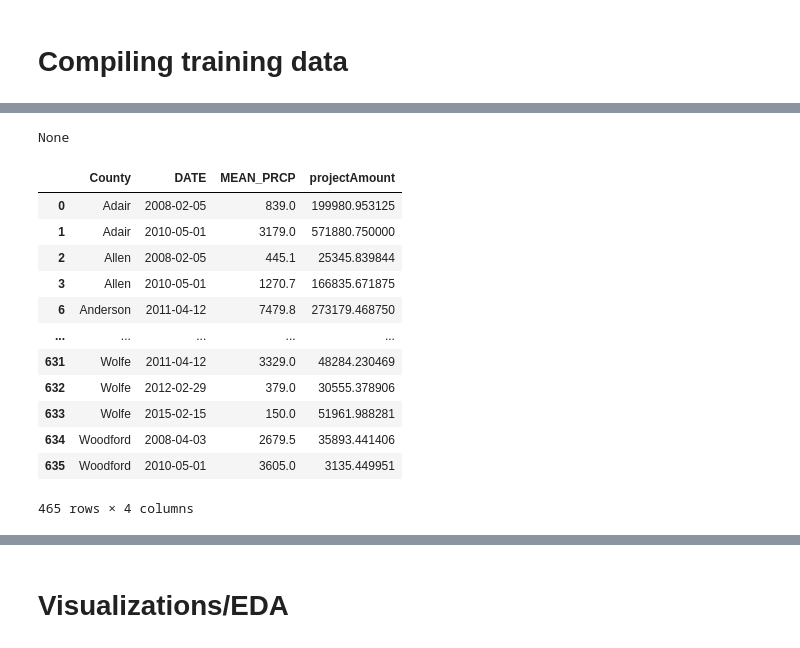
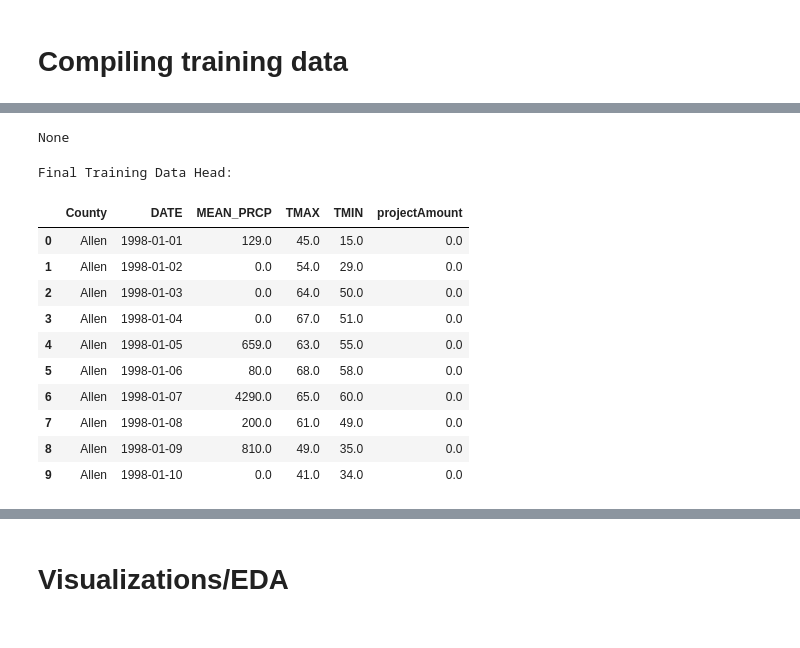
Before and after one commit to shawnericksen/Kentucky-Disaster-Road-Damages, a Jupyter notebook: main.ipynb, the cells around one changed output, grey strips where cells are left out. Drawn from its saved outputs; the diff is of its cells as text; code cells hidden in the pictures.

Commit message:
Implement code changes to enhance functionality and improve performance

```diff
--- a/main.ipynb
+++ b/main.ipynb
@@ -12,10 +13,9 @@ import matplotlib.pyplot as plt
 # %% [markdown]
 # Load Precipitation Data
 # %%
+# Define file path, columns to use, and data types for precipitation data
 filepath = 'data/ky_prec_with_gps.csv'
-
 cols = ['STATION', 'DATE', 'PRCP', 'LATITUDE', 'LONGITUDE']
-
 dtypes = {
     'STATION': 'category',
     'DATE': 'string',
@@ -24,11 +24,19 @@ dtypes = {
     'LONGITUDE': 'float32',
 }
 
+# Read the CSV file into a pandas DataFrame
 weather_df = pd.read_csv(filepath, dtype=dtypes, usecols=cols)
 
-weather_df['DATE'] = pd.to_datetime(pd.Series(weather_df['DATE']), format='%Y-%m-%d', errors='coerce').dt.date
+# Convert 'DATE' column to datetime objects (date part only)
+weather_df['DATE'] = pd.to_datetime(weather_df['DATE'], format='%Y-%m-%d', errors='coerce').dt.date
+
+# Fill missing precipitation values with 0
 weather_df['PRCP'] = weather_df['PRCP'].fillna(0)
-weather_df['PRCP'] = weather_df.PRCP.apply(lambda x: x * 100).apply(np.int32)
 
+# Scale PRCP (original scaling by 100, converting to int32)
+weather_df['PRCP'] = weather_df['PRCP'].apply(lambda x: x * 100).apply(np.int32)
+
+# Display DataFrame info to check structure and types
+print("Precipitation Data Info:")
 display(weather_df.info())
 # %% [output]
@@ -539,25 +618,30 @@ None
 # %% [markdown]
 # Compiling training data
 # %%
-disaster_with_precip['projectAmount'] = disaster_with_precip['projectAmount'].fillna(0.0)
+# This cell replaces the original cell with ID ab2b2554
+# It aggregates project amounts by day/county and performs final filtering.
 
-# Uncomment only for testing purposes
-# disaster_with_precip = disaster_with_precip[disaster_with_precip['projectAmount'] > 0.0]
-# disaster_with_precip = disaster_with_precip[disaster_with_precip['MEAN_PRCP'] == 0.0]
+# Fill NaN project amounts (days/counties with weather but no disaster project) with 0.0
+disaster_with_weather['projectAmount'] = disaster_with_weather['projectAmount'].fillna(0.0)
 
-Training_output = disaster_with_precip.groupby(
-    ['County', 'DATE', 'MEAN_PRCP']
+# Group by County, Date, and weather features. Sum project amounts for that day/county.
+# This handles cases where multiple projects might occur in the same county on the same day.
+training_data = disaster_with_weather.groupby(
+    ['County', 'DATE', 'MEAN_PRCP', 'TMAX', 'TMIN']
 )['projectAmount'].sum().reset_index()
 
-# Keep only the specified 4 columns (dropping the rest)
-Training_output = Training_output[['County', 'DATE', 'MEAN_PRCP', 'projectAmount']]
+# Optional Filtering: Remove rows where precipitation is 0 but projectAmount > 0
+# This was in the original code; keep or remove based on analysis needs.
+# It assumes non-zero project amounts should only occur when there's non-zero precipitation.
+print(f"Rows before filtering (PRCP=0, Amount>0): {len(training_data)}")
+training_data = training_data[
+    ~((training_data['MEAN_PRCP'] == 0.0) & (training_data['projectAmount'] > 0.0))
+]
+print(f"Rows after filtering: {len(training_data)}")
 
-# Exclude rows where MEAN_PRCP is 0.0 and projectAmount > 0.0
-Training_output = Training_output[
-    ~((Training_output['MEAN_PRCP'] == 0.0) & (Training_output['projectAmount'] > 0.0))
-]
-
-print("Result count:", len(Training_output))
-display(Training_output.info())
-display(Training_output.head(1000))
+# Display info and head of the final training data structure
+print("\nFinal Training Data Info:")
+display(training_data.info())
+print("\nFinal Training Data Head:")
+display(training_data.head(10))
 # %% [output]
@@ -576,15 +665,14 @@ memory usage: 16.3+ KB
 None
+Final Training Data Head:
-|  | County | DATE | MEAN_PRCP | projectAmount |
-| 0 | Adair | 2008-02-05 | 839.0 | 199980.953125 |
-| 1 | Adair | 2010-05-01 | 3179.0 | 571880.750000 |
-| 2 | Allen | 2008-02-05 | 445.1 | 25345.839844 |
-| 3 | Allen | 2010-05-01 | 1270.7 | 166835.671875 |
-| 6 | Anderson | 2011-04-12 | 7479.8 | 273179.468750 |
-| ... | ... | ... | ... | ... |
-| 631 | Wolfe | 2011-04-12 | 3329.0 | 48284.230469 |
-| 632 | Wolfe | 2012-02-29 | 379.0 | 30555.378906 |
-| 633 | Wolfe | 2015-02-15 | 150.0 | 51961.988281 |
-| 634 | Woodford | 2008-04-03 | 2679.5 | 35893.441406 |
-| 635 | Woodford | 2010-05-01 | 3605.0 | 3135.449951 |
+|  | County | DATE | MEAN_PRCP | TMAX | TMIN | projectAmount |
+| 0 | Allen | 1998-01-01 | 129.0 | 45.0 | 15.0 | 0.0 |
+| 1 | Allen | 1998-01-02 | 0.0 | 54.0 | 29.0 | 0.0 |
+| 2 | Allen | 1998-01-03 | 0.0 | 64.0 | 50.0 | 0.0 |
+| 3 | Allen | 1998-01-04 | 0.0 | 67.0 | 51.0 | 0.0 |
+| 4 | Allen | 1998-01-05 | 659.0 | 63.0 | 55.0 | 0.0 |
+| 5 | Allen | 1998-01-06 | 80.0 | 68.0 | 58.0 | 0.0 |
+| 6 | Allen | 1998-01-07 | 4290.0 | 65.0 | 60.0 | 0.0 |
+| 7 | Allen | 1998-01-08 | 200.0 | 61.0 | 49.0 | 0.0 |
+| 8 | Allen | 1998-01-09 | 810.0 | 49.0 | 35.0 | 0.0 |
+| 9 | Allen | 1998-01-10 | 0.0 | 41.0 | 34.0 | 0.0 |
-465 rows × 4 columns
 # %%
```
Also changed, not shown: parts of 27 cells of this notebook.
